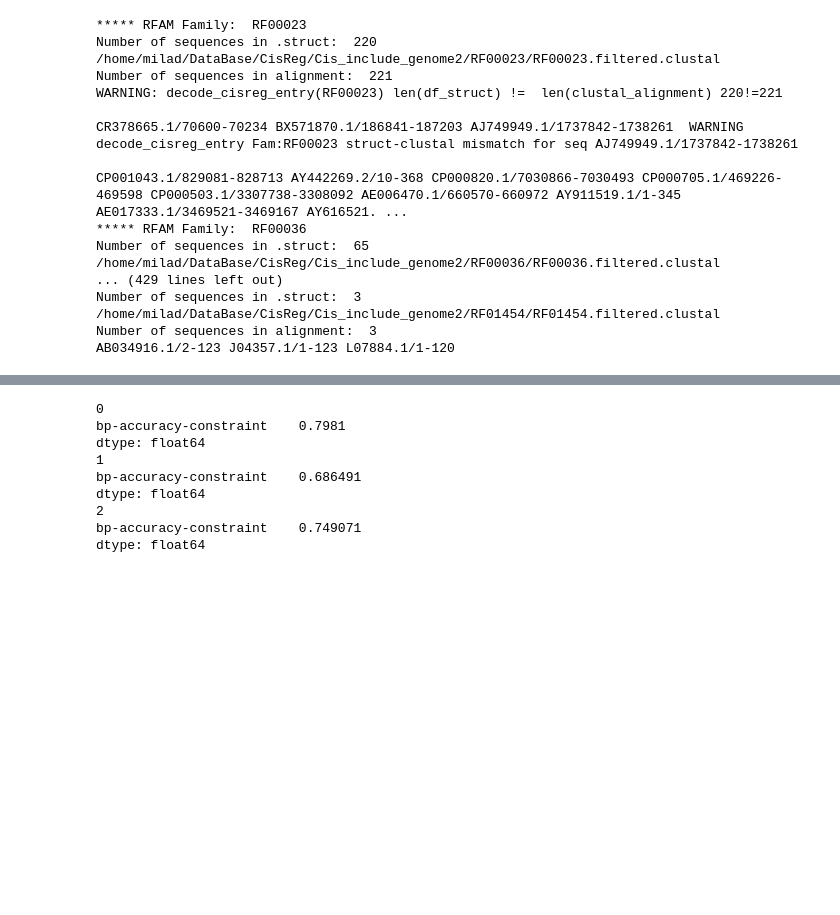
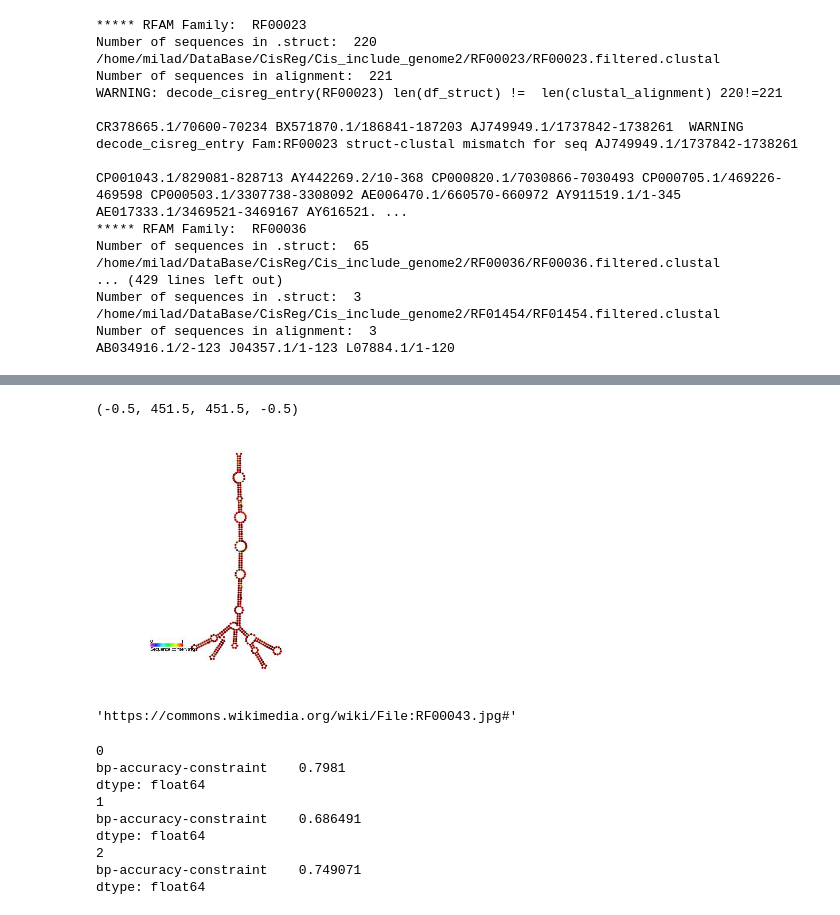
Before and after one commit to mmiladi/mmfold, a Jupyter notebook: cisreg/Benchmark-CisReg.ipynb, the cells around one changed output, grey strips where cells are left out. Saved outputs shown, nothing was run; the diff lists cells and outputs as text; code cells hidden in the pictures; blank space fills up the shorter version.

```diff
--- a/cisreg/Benchmark-CisReg.ipynb
+++ b/cisreg/Benchmark-CisReg.ipynb
@@ -556,3 +582,21 @@ dtype: float64
+# %%
+# plot_family([df_total_turner_assym_0, df_total_andero_assym_0, df_total_quake_assym_0], 'RF00386')
+# read image to array
+from PIL import Image
+from matplotlib import pyplot as plt
+im = np.array(Image.open('./rfam-pics/RF00036.jpg'))
+
+# plot the image
+plt.imshow(im)
+plt.axis('off')
+# %% [output]
+(-0.5, 451.5, 451.5, -0.5)
+[figure, added]
+# %%
+pic = 'https://commons.wikimedia.org/wiki/File:RF00043.jpg#'
+pic
+# %% [output]
+'https://commons.wikimedia.org/wiki/File:RF00043.jpg#'
 # %%
 def plot_hist(df, measure='bp-accuracy-constraint', ylim=600):
     ax=df[[measure]].plot(kind='hist', bins=[0.01 * r for r in range(0,100, 5)])
```
Also changed, not shown: parts of 6 cells of this notebook, 32 other files.
